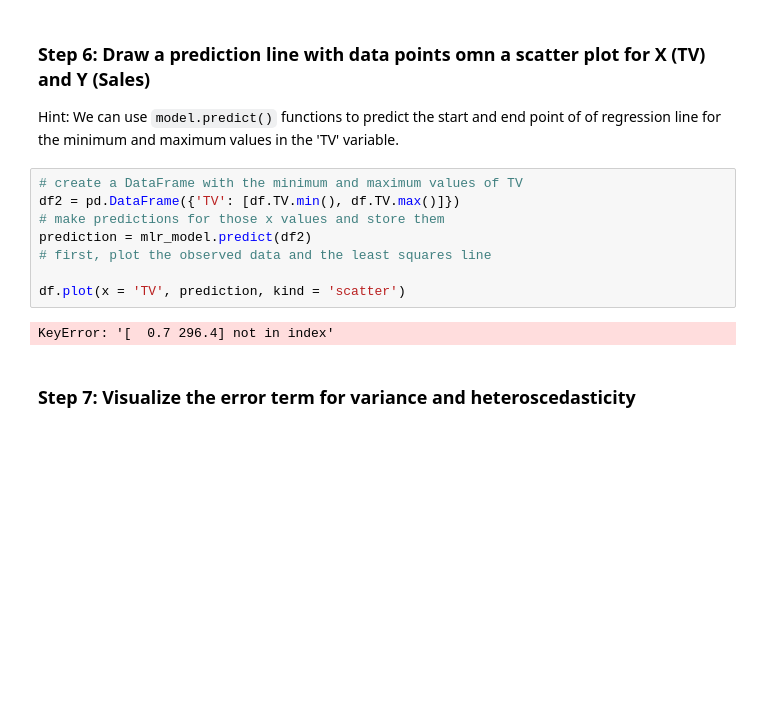
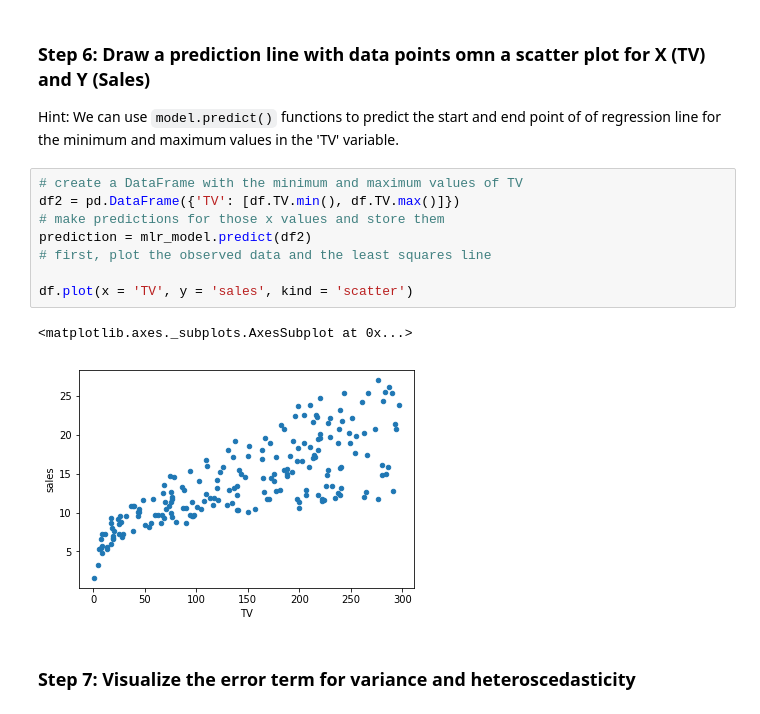
Before and after one commit to hiowatah/dsc-01-10-13-regression-statsmodels-lab-nyc-ds-career-031119, a Jupyter notebook: index.ipynb, the cells around one changed output. Saved outputs shown, nothing was run; the diff lists cells and outputs as text; blank space fills up the shorter version.

```diff
--- a/index.ipynb
+++ b/index.ipynb
@@ -146,13 +146,14 @@ Hint: We can use `model.predict()` functions to predict the start and end point
 # %%
 # create a DataFrame with the minimum and maximum values of TV
 df2 = pd.DataFrame({'TV': [df.TV.min(), df.TV.max()]})
 # make predictions for those x values and store them
 prediction = mlr_model.predict(df2)
 # first, plot the observed data and the least squares line
 
-df.plot(x = 'TV', prediction, kind = 'scatter')
+df.plot(x = 'TV', y = 'sales', kind = 'scatter')
 # %% [output]
-KeyError: '[  0.7 296.4] not in index'
+<matplotlib.axes._subplots.AxesSubplot at 0x...>
+[figure, added]
 # %% [markdown]
 ### Step 7: Visualize the error term for variance and heteroscedasticity
 # %%
```
